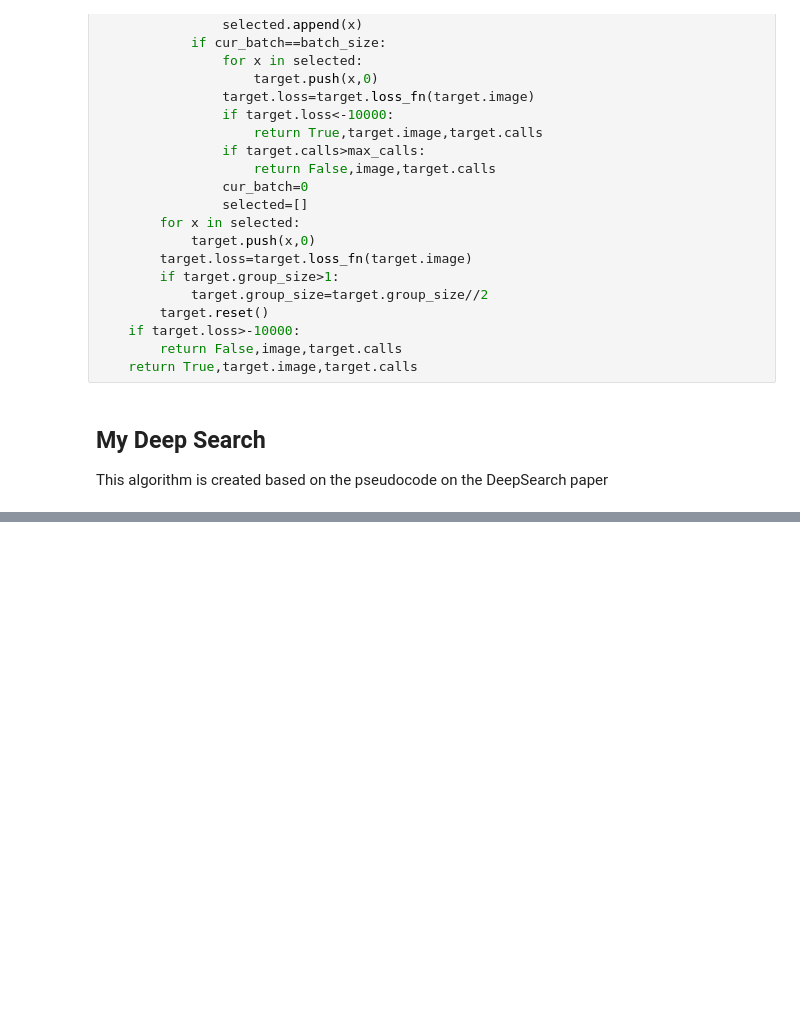
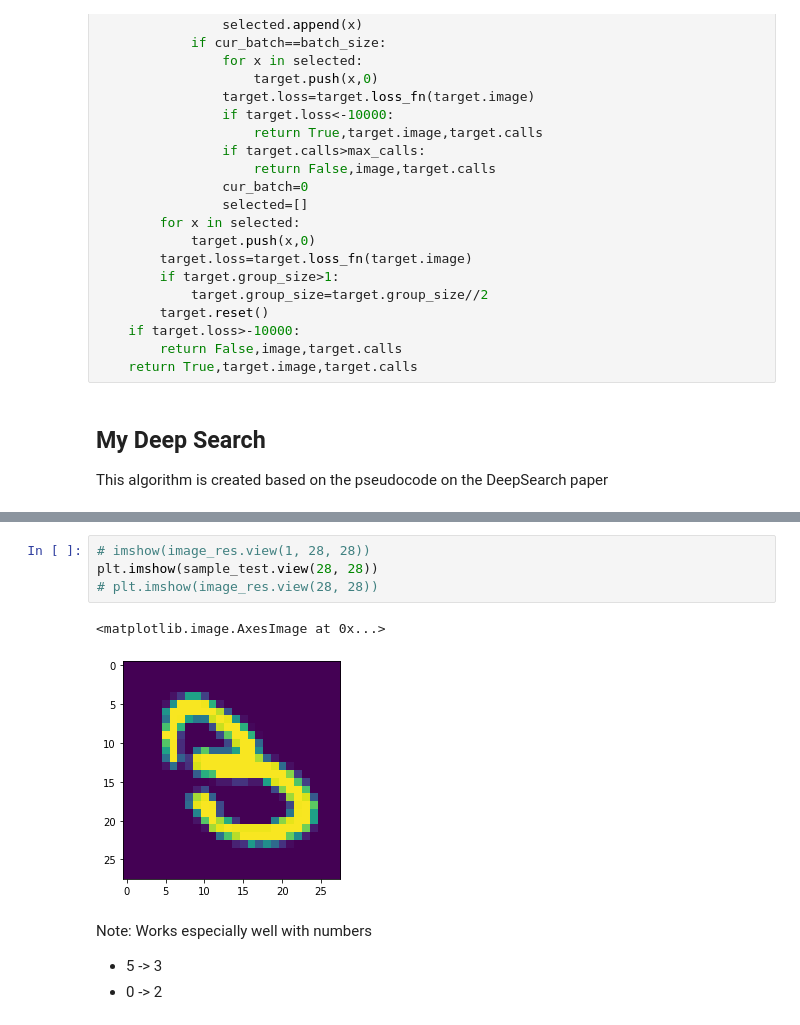
Before and after one commit to nokchalatte/adversarial-attack-alexnet, a Jupyter notebook: Deep_Search_Final.ipynb, the cells around one changed output, grey strips where cells are left out. Saved outputs shown, nothing was run; the diff lists cells and outputs as text; blank space fills up the shorter version.

```diff
--- a/Deep_Search_Final.ipynb
+++ b/Deep_Search_Final.ipynb
@@ -633,0 +754,12 @@ tensor([2])
+# %%
+# imshow(image_res.view(1, 28, 28))
+plt.imshow(sample_test.view(28, 28))
+# plt.imshow(image_res.view(28, 28))
+# %% [output]
+<matplotlib.image.AxesImage at 0x...>
+[figure, added]
+# %% [markdown]
+Note: Works especially well with numbers
+
+*   5 -> 3
+*   0 -> 2
```
Also changed, not shown: parts of 13 cells of this notebook.
